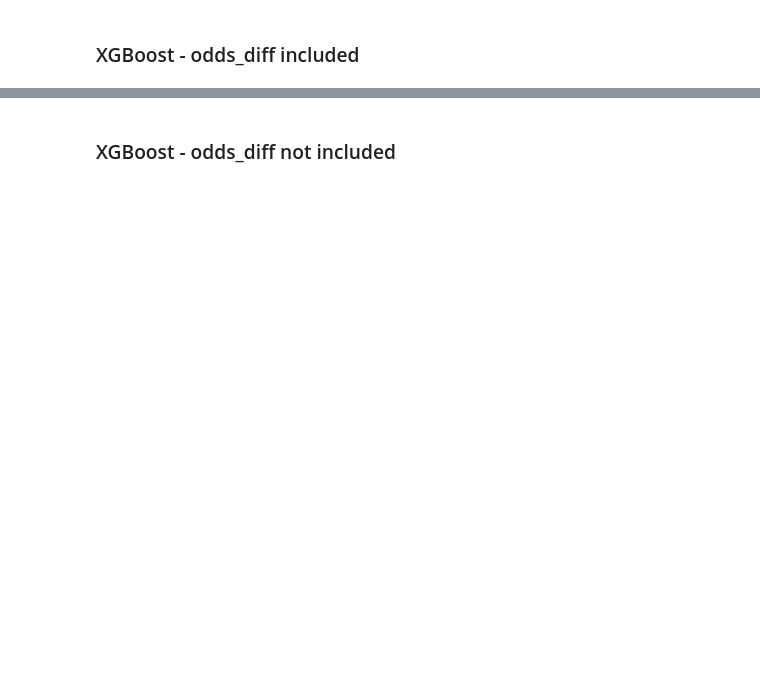
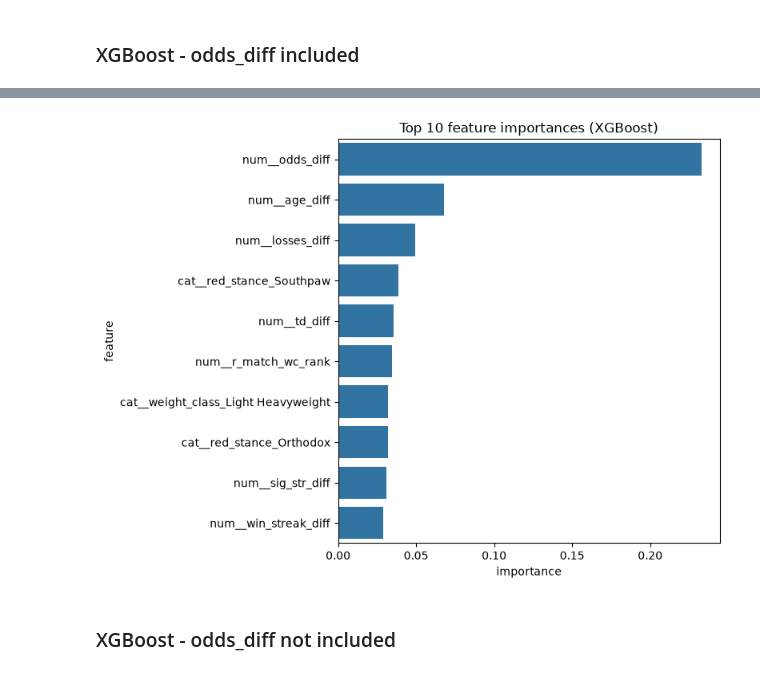
Before and after one commit to kormakursnorra/MachineLearningRepo, a Jupyter notebook: Project1/src/clean_notebook.ipynb, the cells around one changed output, grey strips where cells are left out. Cells and saved outputs as stored; diff of their text form; code cells hidden in the pictures; blank space fills up the shorter version.

```diff
--- a/Project1/src/clean_notebook.ipynb
+++ b/Project1/src/clean_notebook.ipynb
@@ -477,3 +494,24 @@ weighted avg       0.69      0.68      0.66      1515
+# %%
+best_model = grid_search_odds.best_estimator_
+xgb_clf = best_model.named_steps["clf"]
+
+# Get feature names after one-hot encoding
+feature_names = best_model.named_steps["preprocess"].get_feature_names_out()
+
+importances = xgb_clf.feature_importances_
+importance_df = pd.DataFrame({
+    "feature": feature_names,
+    "importance": importances
+}).sort_values("importance", ascending=False)
+
+plt.figure(figsize=(8, 6))
+sns.barplot(data=importance_df.head(10), x="importance", y="feature")
+plt.title("Top 10 feature importances (XGBoost)")
+plt.tight_layout()
+plt.savefig('../media/xbg_odds_feature_importance.png', dpi=150)
+plt.show()
+# %% [output]
+[figure, added]
 # %% [markdown]
 ### XGBoost - odds_diff not included
 # %%
```
Also changed, not shown: parts of 18 cells of this notebook, 6 other files.
